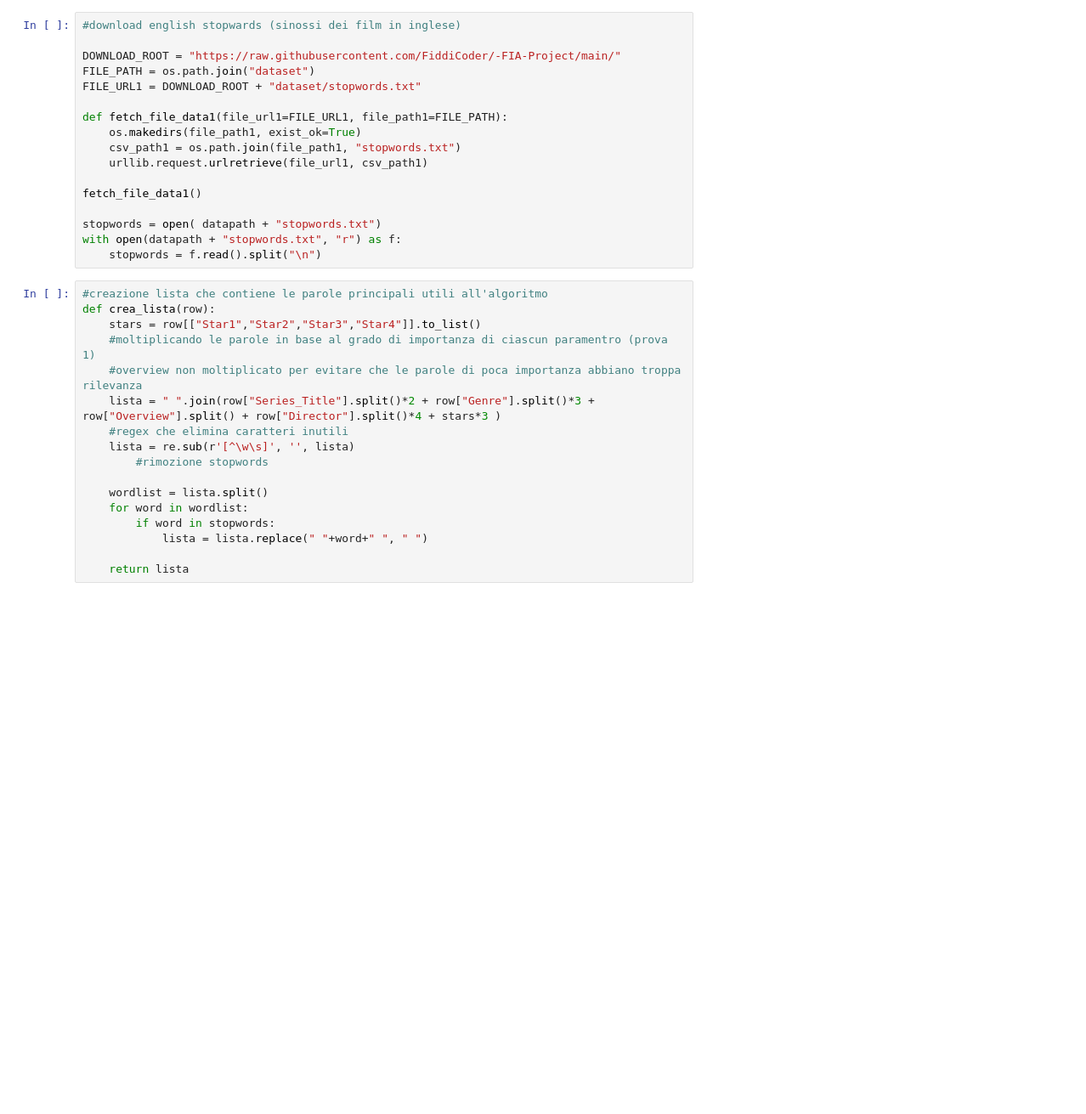
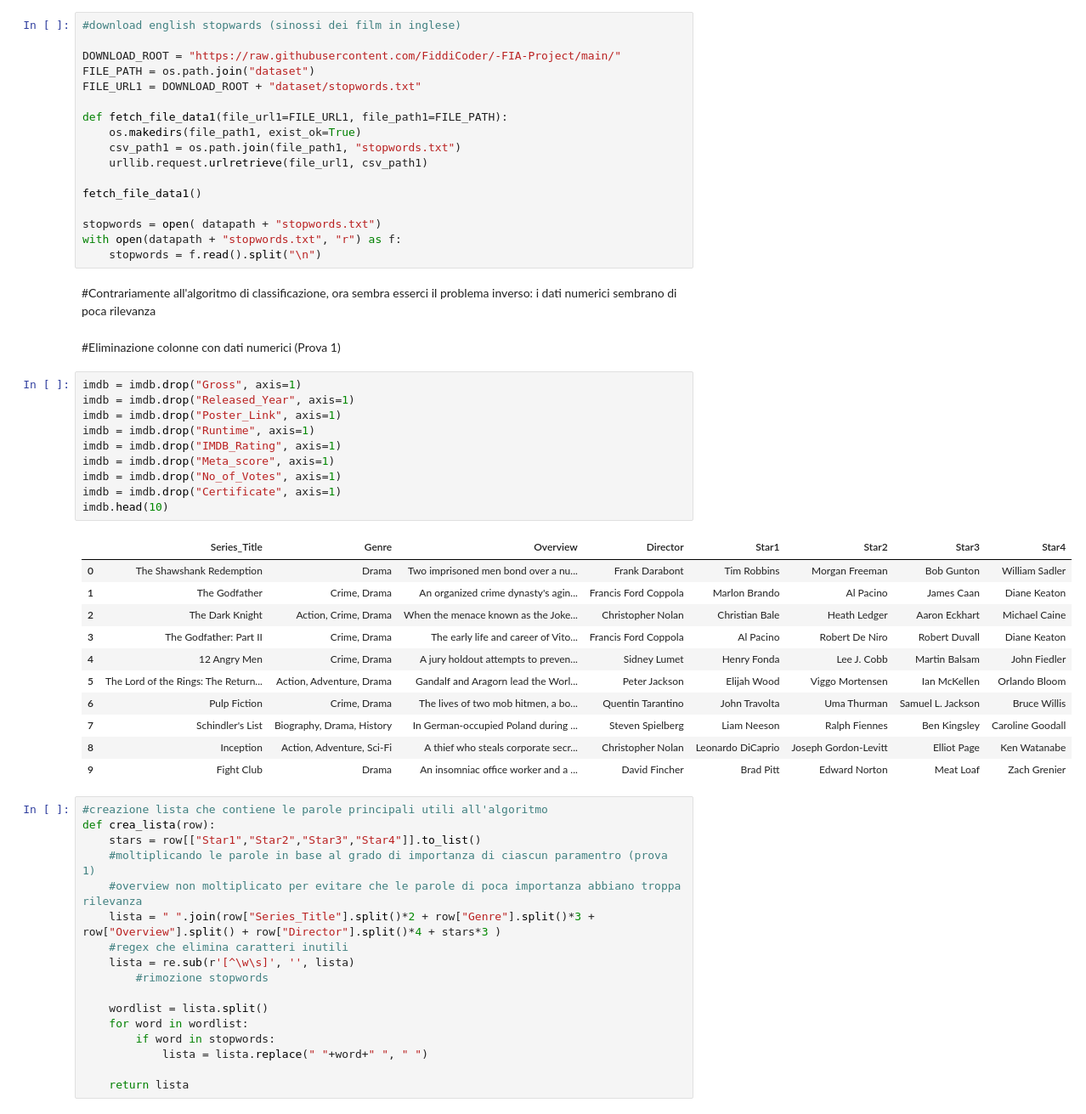
Before and after one commit to DevRic0/Movie-Recommender, a Jupyter notebook: ml_pipeline/Movie_Recommender_Clustering.ipynb, the cells around one changed output. Shown: that part at 85% size. Saved outputs shown, nothing was run; the diff lists cells and outputs as text; blank space fills up the shorter version.

```diff
--- a/ml_pipeline/Movie_Recommender_Clustering.ipynb
+++ b/ml_pipeline/Movie_Recommender_Clustering.ipynb
@@ -50,6 +62,32 @@ fetch_file_data1()
 stopwords = open( datapath + "stopwords.txt")
 with open(datapath + "stopwords.txt", "r") as f:
     stopwords = f.read().split("\n")
+# %% [markdown]
+#Contrariamente all'algoritmo di classificazione, ora sembra esserci il problema inverso: i dati numerici sembrano di poca rilevanza
+# %% [markdown]
+#Eliminazione colonne con dati numerici (Prova 1)
+# %%
+imdb = imdb.drop("Gross", axis=1)
+imdb = imdb.drop("Released_Year", axis=1)
+imdb = imdb.drop("Poster_Link", axis=1)
+imdb = imdb.drop("Runtime", axis=1)
+imdb = imdb.drop("IMDB_Rating", axis=1)
+imdb = imdb.drop("Meta_score", axis=1)
+imdb = imdb.drop("No_of_Votes", axis=1)
+imdb = imdb.drop("Certificate", axis=1)
+imdb.head(10)
+# %% [output]
+|  | Series_Title | Genre | Overview | Director | Star1 | Star2 | Star3 | Star4 |
+| 0 | The Shawshank Redemption | Drama | Two imprisoned men bond over a nu... | Frank Darabont | Tim Robbins | Morgan Freeman | Bob Gunton | William Sadler |
+| 1 | The Godfather | Crime, Drama | An organized crime dynasty's agin... | Francis Ford Coppola | Marlon Brando | Al Pacino | James Caan | Diane Keaton |
+| 2 | The Dark Knight | Action, Crime, Drama | When the menace known as the Joke... | Christopher Nolan | Christian Bale | Heath Ledger | Aaron Eckhart | Michael Caine |
+| 3 | The Godfather: Part II | Crime, Drama | The early life and career of Vito... | Francis Ford Coppola | Al Pacino | Robert De Niro | Robert Duvall | Diane Keaton |
+| 4 | 12 Angry Men | Crime, Drama | A jury holdout attempts to preven... | Sidney Lumet | Henry Fonda | Lee J. Cobb | Martin Balsam | John Fiedler |
+| 5 | The Lord of the Rings: The Return... | Action, Adventure, Drama | Gandalf and Aragorn lead the Worl... | Peter Jackson | Elijah Wood | Viggo Mortensen | Ian McKellen | Orlando Bloom |
+| 6 | Pulp Fiction | Crime, Drama | The lives of two mob hitmen, a bo... | Quentin Tarantino | John Travolta | Uma Thurman | Samuel L. Jackson | Bruce Willis |
+| 7 | Schindler's List | Biography, Drama, History | In German-occupied Poland during ... | Steven Spielberg | Liam Neeson | Ralph Fiennes | Ben Kingsley | Caroline Goodall |
+| 8 | Inception | Action, Adventure, Sci-Fi | A thief who steals corporate secr... | Christopher Nolan | Leonardo DiCaprio | Joseph Gordon-Levitt | Elliot Page | Ken Watanabe |
+| 9 | Fight Club | Drama | An insomniac office worker and a ... | David Fincher | Brad Pitt | Edward Norton | Meat Loaf | Zach Grenier |
 # %%
 #creazione lista che contiene le parole principali utili all'algoritmo
 def crea_lista(row):
```
Also changed, not shown: parts of 1 cell of this notebook.
